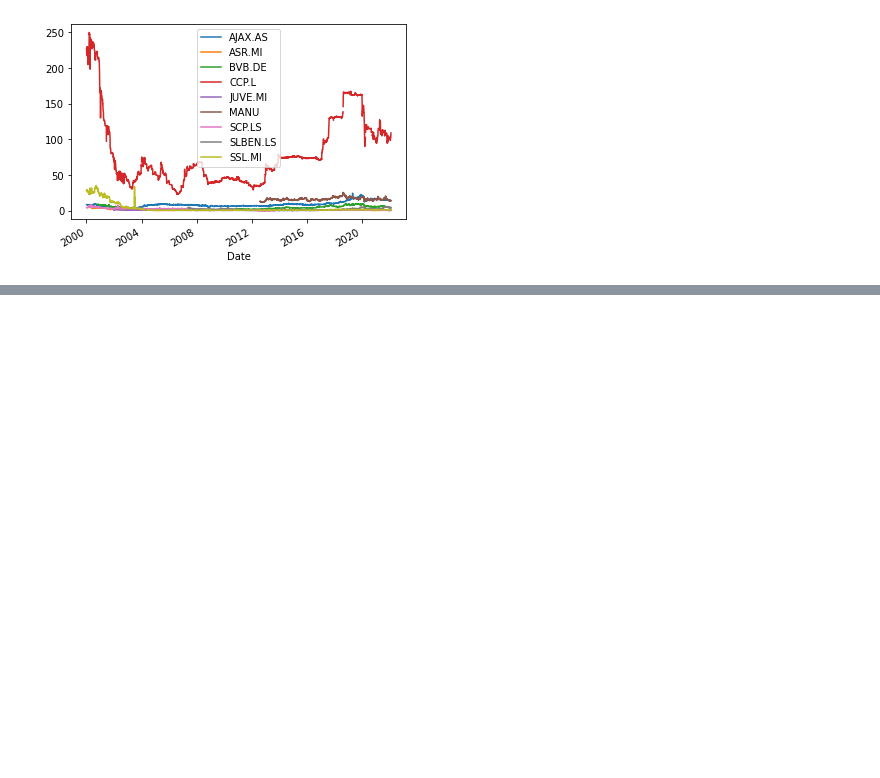
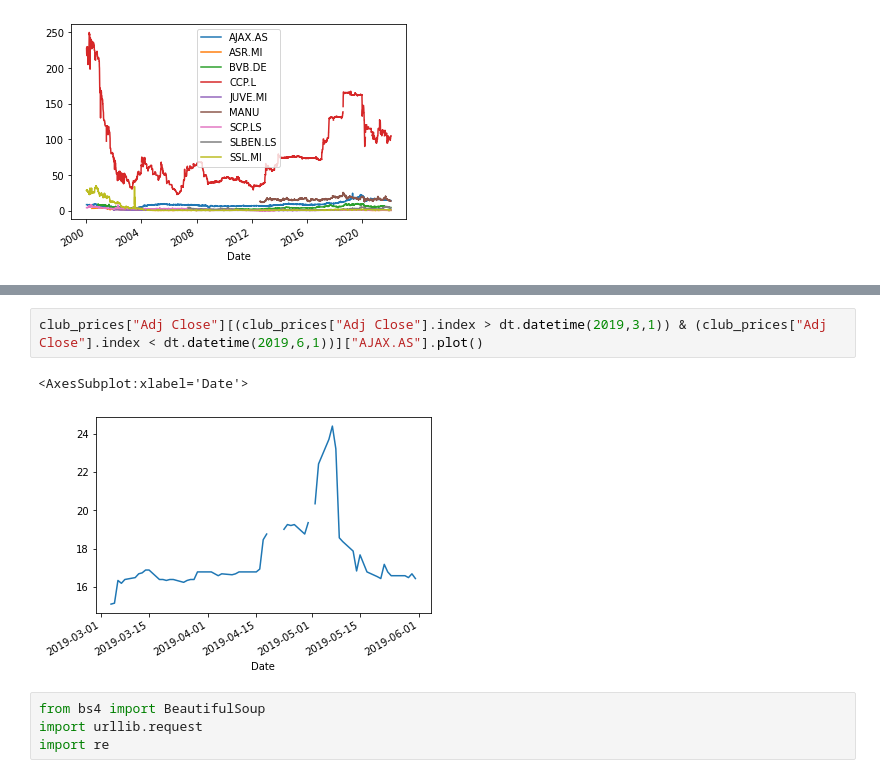
Before and after one commit to SweetyHotGirl21/Soccer-Bet-Stock-Hedge, a Jupyter notebook: main.ipynb, the cells around one changed output, grey strips where cells are left out. Saved outputs shown, nothing was run; the diff lists cells and outputs as text; blank space fills up the shorter version.

```diff
--- a/main.ipynb
+++ b/main.ipynb
@@ -67,0 +72,9 @@ A.S. Roma S.p.A., together with its subsidiary, operates a football club in Ital
+# %%
+club_prices["Adj Close"][(club_prices["Adj Close"].index > dt.datetime(2019,3,1)) & (club_prices["Adj Close"].index < dt.datetime(2019,6,1))]["AJAX.AS"].plot()
+# %% [output]
+<AxesSubplot:xlabel='Date'>
+[figure, added]
+# %%
+from bs4 import BeautifulSoup
+import urllib.request
+import re
```
Also changed, not shown: parts of 5 cells of this notebook, 1 other file.
